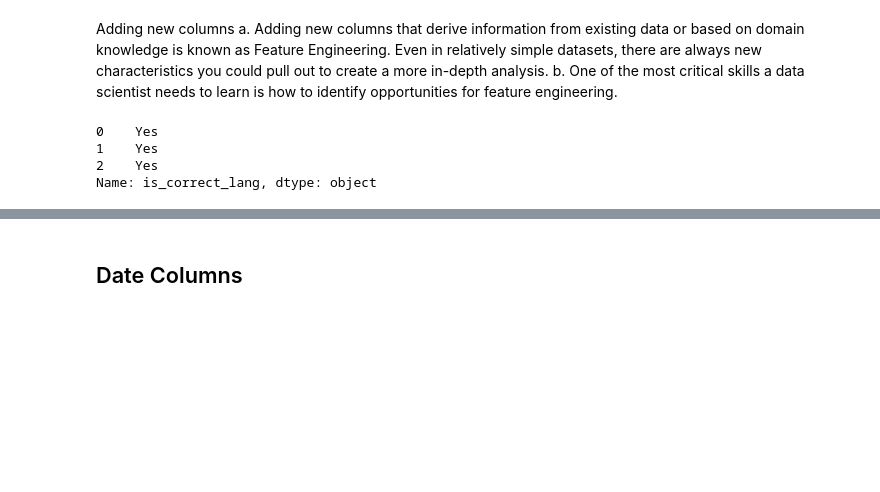
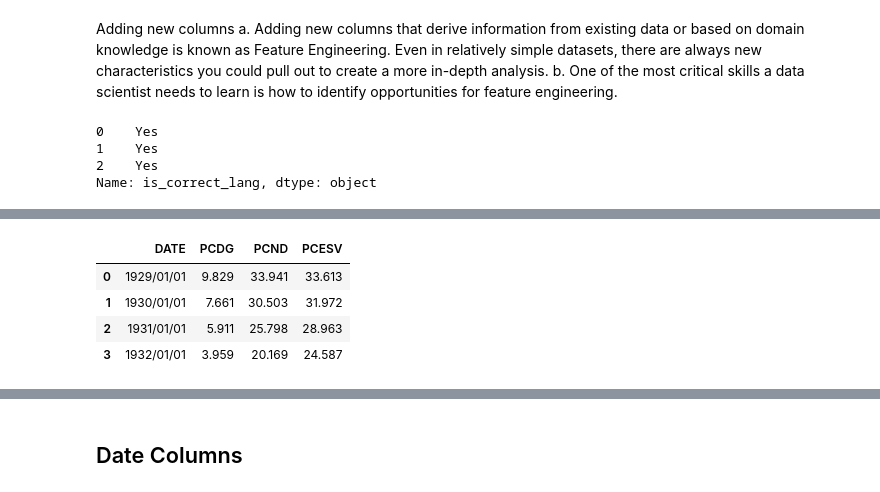
Before and after one commit to anita-owens/Data-with-Python, a Jupyter notebook: Cheat Sheet for Pandas Python.ipynb, the cells around one changed output, grey strips where cells are left out. Drawn from its saved outputs; the diff is of its cells as text; code cells hidden in the pictures; blank space fills up the shorter version.

```diff
--- a/Cheat Sheet for Pandas Python.ipynb
+++ b/Cheat Sheet for Pandas Python.ipynb
@@ -968,0 +1187,9 @@ Name: is_correct_lang, dtype: object
+# %%
+# Create dict holding the data
+data = {'DATE': ['1929/01/01', '1930/01/01', '1931/01/01', '1932/01/01'],
+        'PCDG': [9.829, 7.661, 5.911, 3.959]
+        }
+
+# Create DataFrame from the data
+pce = pd.DataFrame(data=data)
+print(pce)
@@ -968,0 +1202,4 @@ Name: is_correct_lang, dtype: object
+# %%
+#Add column
+pce['PCND'] = [33.941, 30.503, 25.798, 20.169]
+pce
@@ -968,0 +1212,4 @@ Name: is_correct_lang, dtype: object
+# %%
+#New dataframe with one column
+pcesv = pd.DataFrame([33.613, 31.972, 28.963, 24.587])
+pcesv
@@ -968,0 +1222,10 @@ Name: is_correct_lang, dtype: object
+# %%
+#Add column to existing dataframe
+pce['PCESV'] = pcesv
+pce
+# %% [output]
+|  | DATE | PCDG | PCND | PCESV |
+| 0 | 1929/01/01 | 9.829 | 33.941 | 33.613 |
+| 1 | 1930/01/01 | 7.661 | 30.503 | 31.972 |
+| 2 | 1931/01/01 | 5.911 | 25.798 | 28.963 |
+| 3 | 1932/01/01 | 3.959 | 20.169 | 24.587 |
```
Also changed, not shown: parts of 42 cells of this notebook.
